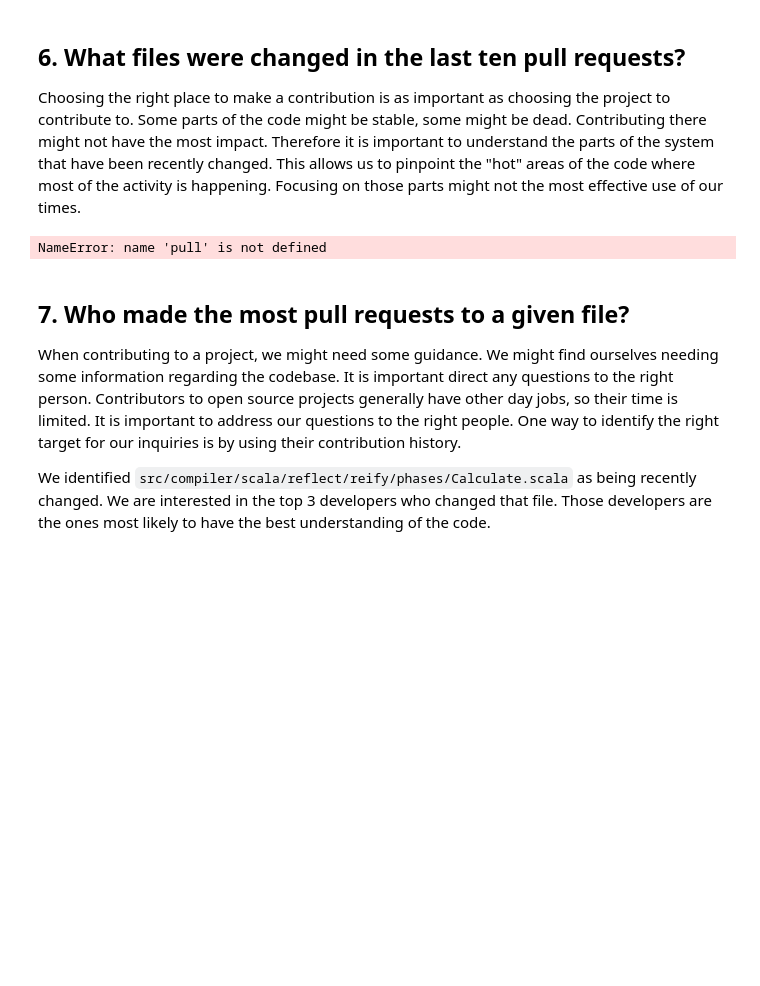
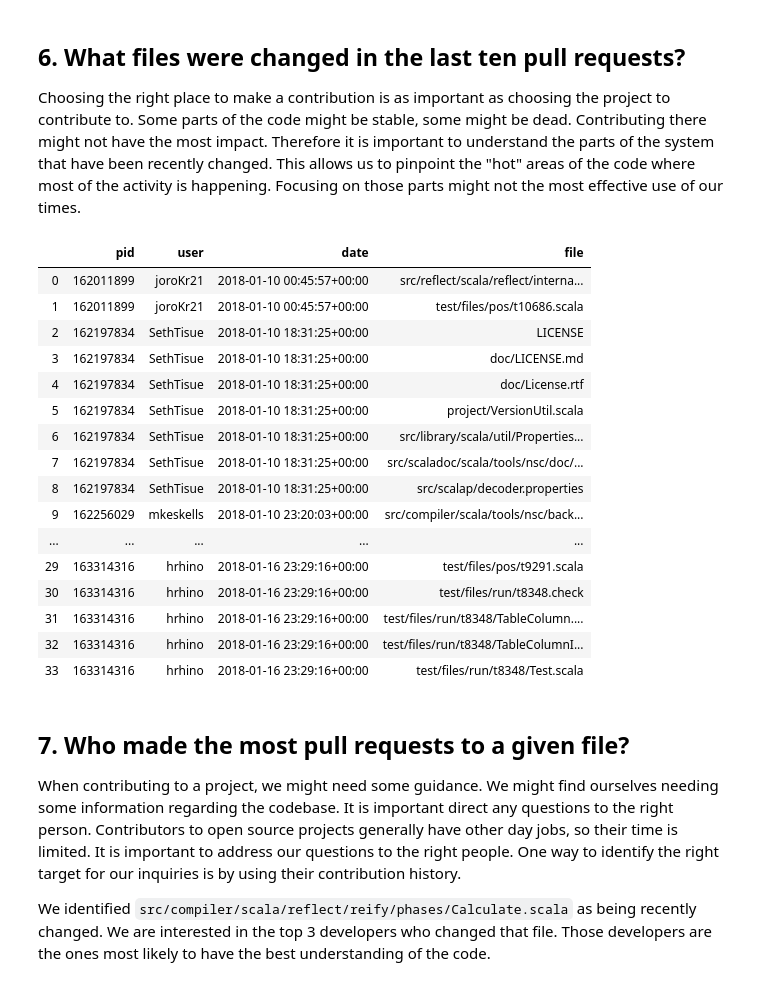
Before and after one commit to Hotlynn2/THE-GITHUB-HISTORY-OF-THE-SCALA-LANGUAGE, a Jupyter notebook: notebook.ipynb, the cells around one changed output. Cells and saved outputs as stored; diff of their text form; code cells hidden in the pictures; blank space fills up the shorter version.

```diff
--- a/notebook.ipynb
+++ b/notebook.ipynb
@@ -146,18 +160,37 @@ def test_by_user():
 <p>Choosing the right place to make a contribution is as important as choosing the project to contribute to. Some parts of the code might be stable, some might be dead. Contributing there might not have the most impact. Therefore it is important to understand the parts of the system that have been recently changed. This allows us to pinpoint the "hot" areas of the code where most of the activity is happening. Focusing on those parts might not the most effective use of our times.</p>
 # %%
 #Identify the last 10 pull requests
-last_10 = pull.sort_values(by = 'date').tail(10)
+last_10 = pulls.sort_values(by = 'date').tail(10)
 
 #Join the two data sets
 joined_pr = last_10.merge(pull_files, on = 'pid')
 
 #Identify the unique files
-files = set(joined_pr)
+files = set(joined_pr.file)
 
 #print the results
 files
+
+''''''/Python's DateTime Objects are comparatively comparable and sortable. As such a more recent date is larger than an
+old date''''''
 # %% [output]
-NameError: name 'pull' is not defined
+|  | pid | user | date | file |
+| 0 | 162011899 | joroKr21 | 2018-01-10 00:45:57+00:00 | src/reflect/scala/reflect/interna... |
+| 1 | 162011899 | joroKr21 | 2018-01-10 00:45:57+00:00 | test/files/pos/t10686.scala |
+| 2 | 162197834 | SethTisue | 2018-01-10 18:31:25+00:00 | LICENSE |
+| 3 | 162197834 | SethTisue | 2018-01-10 18:31:25+00:00 | doc/LICENSE.md |
+| 4 | 162197834 | SethTisue | 2018-01-10 18:31:25+00:00 | doc/License.rtf |
+| 5 | 162197834 | SethTisue | 2018-01-10 18:31:25+00:00 | project/VersionUtil.scala |
+| 6 | 162197834 | SethTisue | 2018-01-10 18:31:25+00:00 | src/library/scala/util/Properties... |
+| 7 | 162197834 | SethTisue | 2018-01-10 18:31:25+00:00 | src/scaladoc/scala/tools/nsc/doc/... |
+| 8 | 162197834 | SethTisue | 2018-01-10 18:31:25+00:00 | src/scalap/decoder.properties |
+| 9 | 162256029 | mkeskells | 2018-01-10 23:20:03+00:00 | src/compiler/scala/tools/nsc/back... |
+| ... | ... | ... | ... | ... |
+| 29 | 163314316 | hrhino | 2018-01-16 23:29:16+00:00 | test/files/pos/t9291.scala |
+| 30 | 163314316 | hrhino | 2018-01-16 23:29:16+00:00 | test/files/run/t8348.check |
+| 31 | 163314316 | hrhino | 2018-01-16 23:29:16+00:00 | test/files/run/t8348/TableColumn.... |
+| 32 | 163314316 | hrhino | 2018-01-16 23:29:16+00:00 | test/files/run/t8348/TableColumnI... |
+| 33 | 163314316 | hrhino | 2018-01-16 23:29:16+00:00 | test/files/run/t8348/Test.scala |
 # %%
 %%nose
 
```
Also changed, not shown: parts of 6 cells of this notebook.
